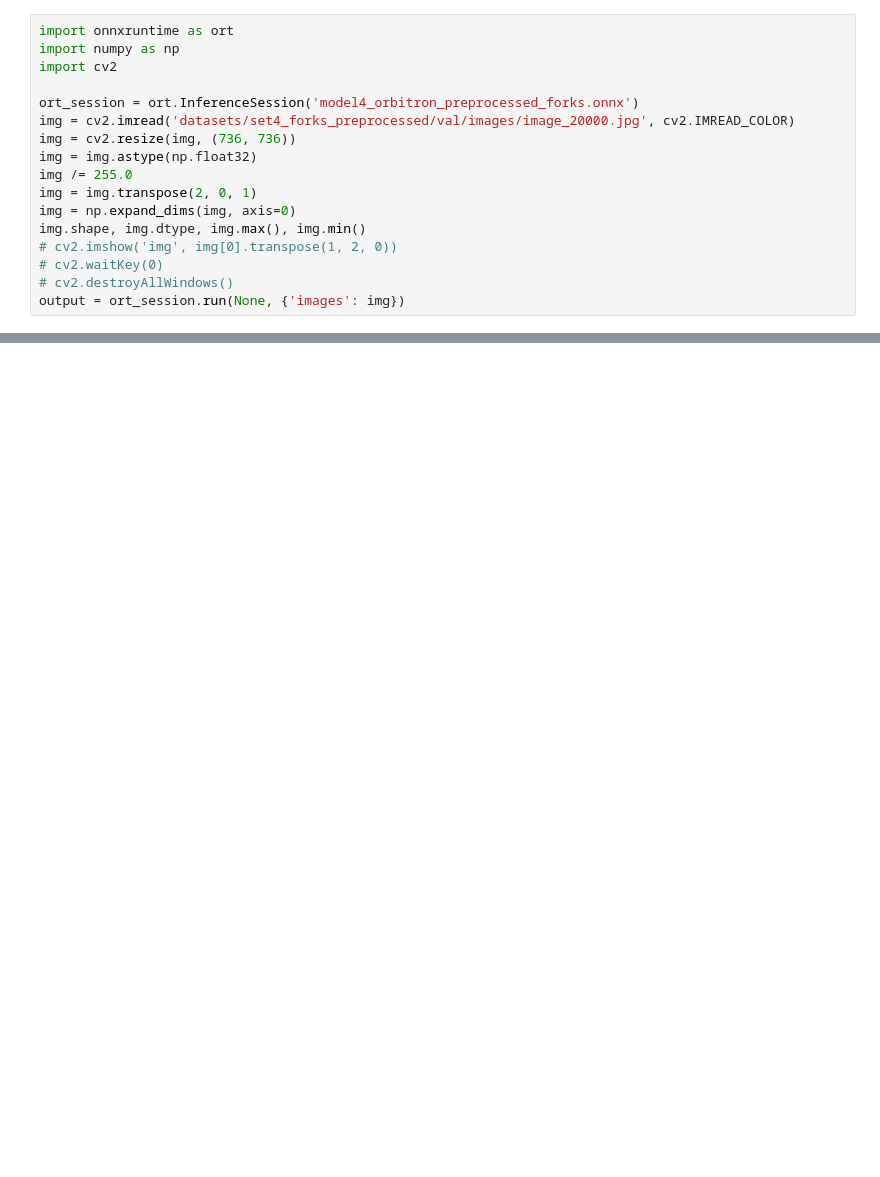
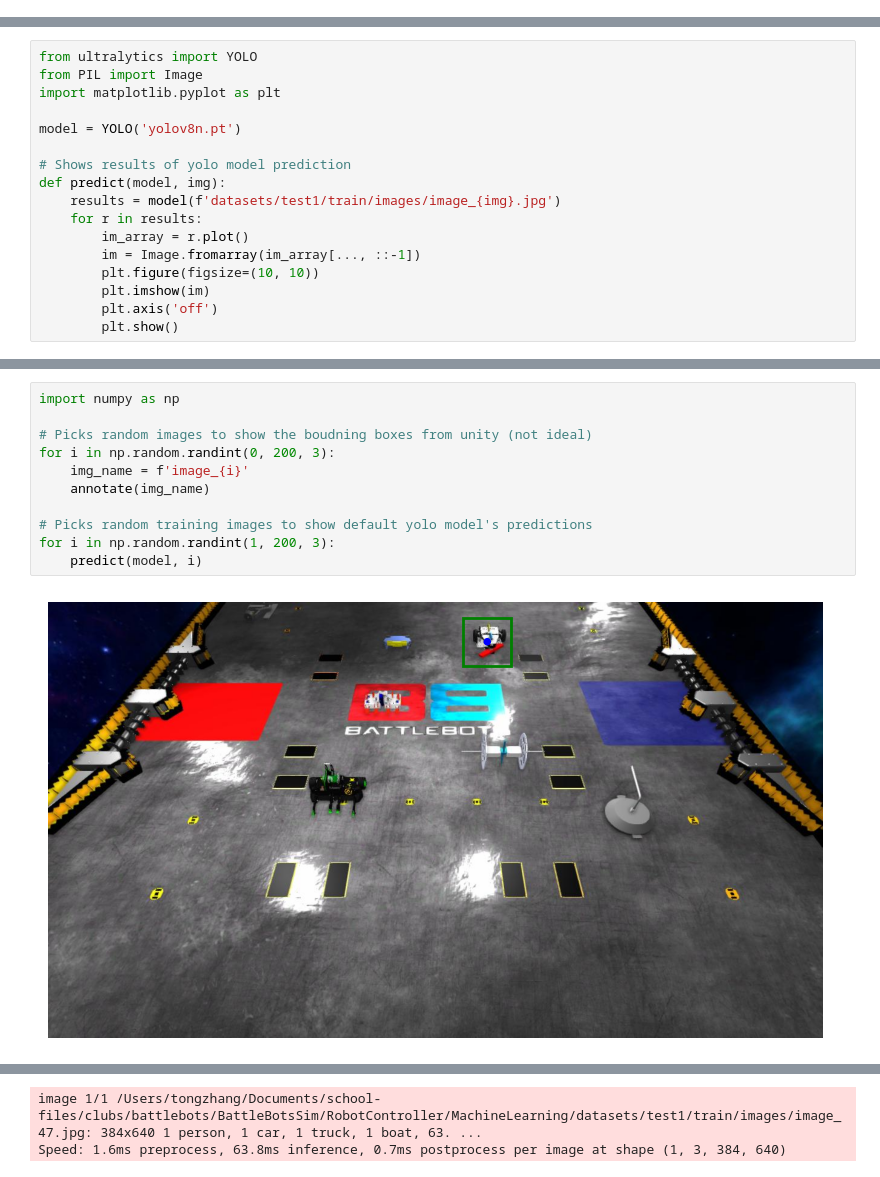
Before and after one commit to pszczeszynski/BattleBotsSim, a Jupyter notebook: RobotController/MachineLearning/train_yolo/train_yolo.ipynb, the cells around one changed output, grey strips where cells are left out. Drawn from its saved outputs; the diff is of its cells as text; blank space fills up the shorter version.

Commit message:
documented yolo training

```diff
--- a/RobotController/MachineLearning/train_yolo/train_yolo.ipynb
+++ b/RobotController/MachineLearning/train_yolo/train_yolo.ipynb
@@ -346,17 +87,0 @@ model.export(format='onnx')
-# %%
-import onnxruntime as ort
-import numpy as np
-import cv2
-
-ort_session = ort.InferenceSession('model4_orbitron_preprocessed_forks.onnx')
-img = cv2.imread('datasets/set4_forks_preprocessed/val/images/image_20000.jpg', cv2.IMREAD_COLOR)
-img = cv2.resize(img, (736, 736))
-img = img.astype(np.float32)
-img /= 255.0
-img = img.transpose(2, 0, 1)
-img = np.expand_dims(img, axis=0)
-img.shape, img.dtype, img.max(), img.min()
-# cv2.imshow('img', img[0].transpose(1, 2, 0))
-# cv2.waitKey(0)
-# cv2.destroyAllWindows()
-output = ort_session.run(None, {'images': img})
@@ -374,0 +88,17 @@ print(max_d)
+# %%
+from ultralytics import YOLO
+from PIL import Image
+import matplotlib.pyplot as plt
+
+model = YOLO('yolov8n.pt')
+
+# Shows results of yolo model prediction
+def predict(model, img):
+    results = model(f'datasets/test1/train/images/image_{img}.jpg')
+    for r in results:
+        im_array = r.plot()
+        im = Image.fromarray(im_array[..., ::-1])
+        plt.figure(figsize=(10, 10))
+        plt.imshow(im)
+        plt.axis('off')
+        plt.show()
@@ -374,0 +107,13 @@ print(max_d)
+# %%
+import numpy as np
+
+# Picks random images to show the boudning boxes from unity (not ideal)
+for i in np.random.randint(0, 200, 3):
+    img_name = f'image_{i}'
+    annotate(img_name)
+
+# Picks random training images to show default yolo model's predictions
+for i in np.random.randint(1, 200, 3):
+    predict(model, i)
+# %% [output]
+[figure, added]
@@ -374,0 +122,2 @@ print(max_d)
+image 1/1 /Users/tongzhang/Documents/school-files/clubs/battlebots/BattleBotsSim/RobotController/MachineLearning/datasets/test1/train/images/image_47.jpg: 384x640 1 person, 1 car, 1 truck, 1 boat, 63. ...
+Speed: 1.6ms preprocess, 63.8ms inference, 0.7ms postprocess per image at shape (1, 3, 384, 640)
```
Also changed, not shown: parts of 16 cells of this notebook, 6 other files.
